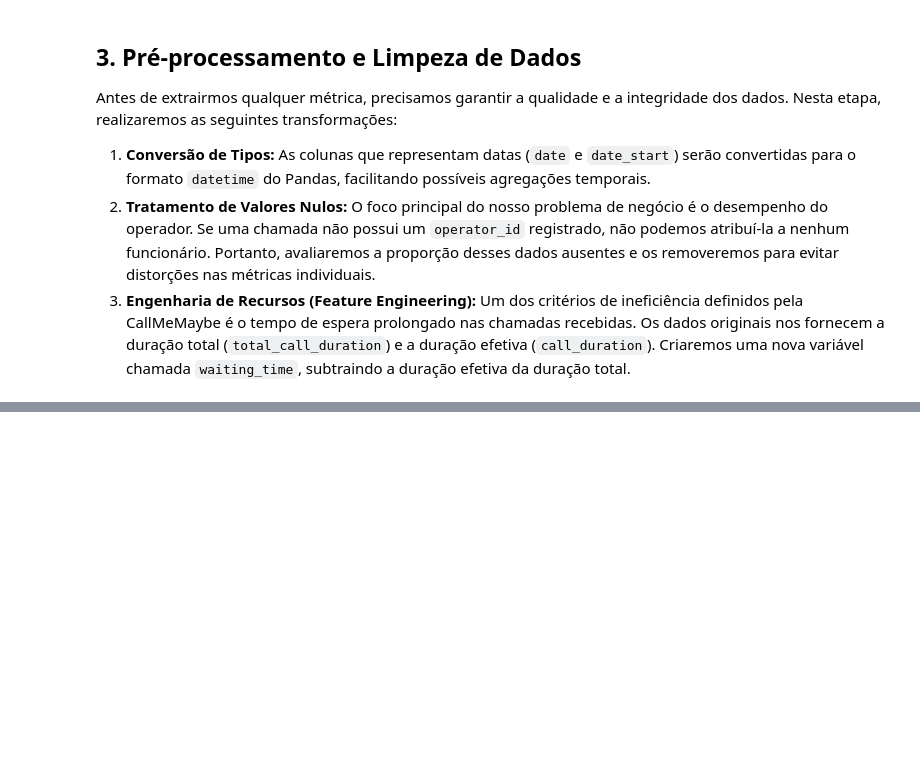
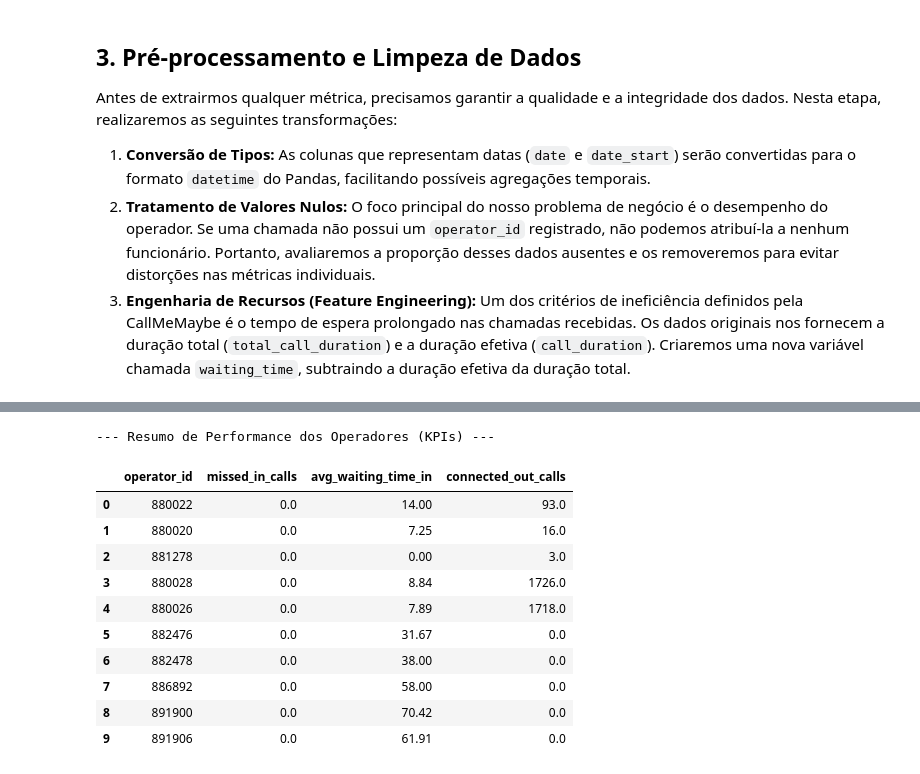
Before and after one commit to fabcmc/Tripleten-Projects, a Jupyter notebook: Sprint 14/case_1_sprint_14.ipynb, the cells around one changed output, grey strips where cells are left out. Drawn from its saved outputs; the diff is of its cells as text; code cells hidden in the pictures; blank space fills up the shorter version.

```diff
--- a/Sprint 14/case_1_sprint_14.ipynb
+++ b/Sprint 14/case_1_sprint_14.ipynb
@@ -181,0 +198,54 @@ Porcentagem de chamadas sem operator_id: 15.16%
+# %%
+# PASSO 1: Analisando Chamadas Recebidas (IN)
+# Foco: Chamadas perdidas e tempo de espera
+# ---------------------------------------------------------
+df_in = df_calls_clean[df_calls_clean['direction'] == 'in'].copy()
+
+# Total de chamadas perdidas recebidas por operador
+in_missed = df_in[df_in['is_missed_call'] == True].groupby('operator_id')['calls_count'].sum().reset_index(name='missed_in_calls')
+
+# Tempo médio de espera das chamadas recebidas por operador
+in_wait_time = df_in.groupby('operator_id')['waiting_time'].mean().reset_index(name='avg_waiting_time_in')
+
+# ---------------------------------------------------------
+# PASSO 2: Analisando Chamadas de Saída (OUT)
+# Foco: Produtividade (chamadas realizadas com sucesso)
+# ---------------------------------------------------------
+df_out = df_calls_clean[df_calls_clean['direction'] == 'out'].copy()
+
+# Total de chamadas ativas conectadas (não perdidas) por operador
+out_connected = df_out[df_out['is_missed_call'] == False].groupby('operator_id')['calls_count'].sum().reset_index(name='connected_out_calls')
+
+# ---------------------------------------------------------
+# PASSO 3: Consolidando tudo em um único DataFrame de Operadores
+# ---------------------------------------------------------
+# Criando uma base com todos os operadores únicos
+df_operators = pd.DataFrame({'operator_id': df_calls_clean['operator_id'].unique()})
+
+# Fazendo os "merges" (junções) usando o operator_id
+df_operators = df_operators.merge(in_missed, on='operator_id', how='left')
+df_operators = df_operators.merge(in_wait_time, on='operator_id', how='left')
+df_operators = df_operators.merge(out_connected, on='operator_id', how='left')
+
+# Preenchendo valores nulos gerados pelo merge com 0
+# (ex: se um operador só faz chamadas de saída, ele terá NaN em chamadas recebidas)
+df_operators = df_operators.fillna(0)
+
+# Arredondando o tempo de espera para facilitar a leitura
+df_operators['avg_waiting_time_in'] = df_operators['avg_waiting_time_in'].round(2)
+
+print("--- Resumo de Performance dos Operadores (KPIs) ---")
+display(df_operators.head(10))
+# %% [output]
+--- Resumo de Performance dos Operadores (KPIs) ---
+|  | operator_id | missed_in_calls | avg_waiting_time_in | connected_out_calls |
+| 0 | 880022 | 0.0 | 14.00 | 93.0 |
+| 1 | 880020 | 0.0 | 7.25 | 16.0 |
+| 2 | 881278 | 0.0 | 0.00 | 3.0 |
+| 3 | 880028 | 0.0 | 8.84 | 1726.0 |
+| 4 | 880026 | 0.0 | 7.89 | 1718.0 |
+| 5 | 882476 | 0.0 | 31.67 | 0.0 |
+| 6 | 882478 | 0.0 | 38.00 | 0.0 |
+| 7 | 886892 | 0.0 | 58.00 | 0.0 |
+| 8 | 891900 | 0.0 | 70.42 | 0.0 |
+| 9 | 891906 | 0.0 | 61.91 | 0.0 |
```
Also changed, not shown: parts of 9 cells of this notebook.
